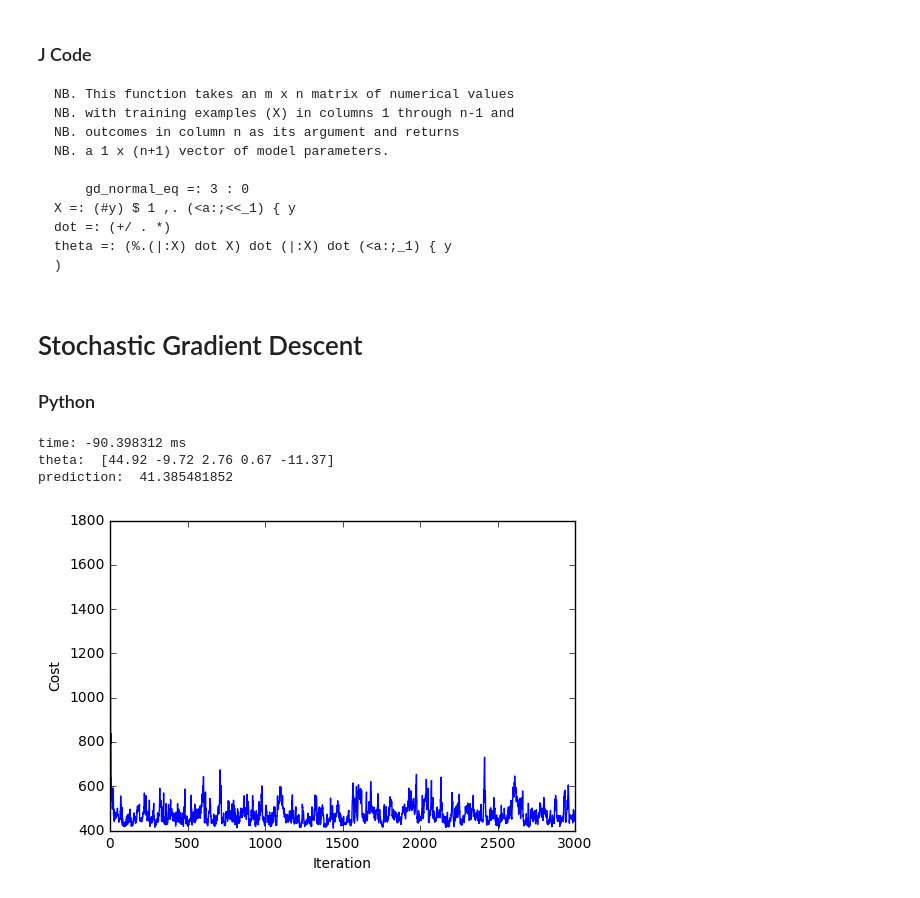
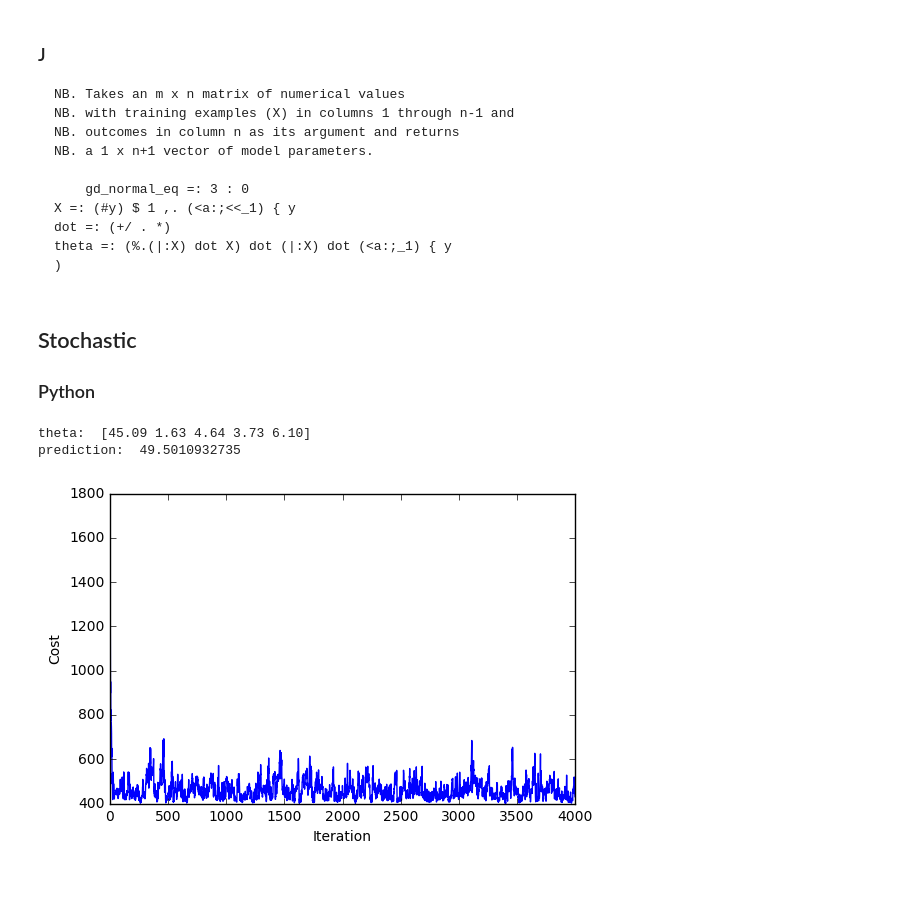
Before and after one commit to CalebEverett/gd_algorithms, a Jupyter notebook: gd_algorithms.ipynb, the cells around one changed output. Drawn from its saved outputs; the diff is of its cells as text; code cells hidden in the pictures.

````diff
--- a/gd_algorithms.ipynb
+++ b/gd_algorithms.ipynb
@@ -120,11 +120,11 @@ prediction:  49.6155243372
 # %% [markdown]
-### J Code
+### J
 
 ``` J
-NB. This function takes an m x n matrix of numerical values
+NB. Takes an m x n matrix of numerical values
 NB. with training examples (X) in columns 1 through n-1 and
 NB. outcomes in column n as its argument and returns
-NB. a 1 x (n+1) vector of model parameters.
+NB. a 1 x n+1 vector of model parameters.
 
     gd_normal_eq =: 3 : 0
 X =: (#y) $ 1 ,. (<a:;<<_1) { y
@@ -133,36 +133,34 @@ theta =: (%.(|:X) dot X) dot (|:X) dot (<a:;_1) { y
 )
 ```
 # %% [markdown]
-# Stochastic Gradient Descent
+## Stochastic
 
 ### Python
 # %%
-def gd_stoch(data, alpha, num_iter):
+def gd_stoch(data, alpha, delta_min):
     m, N = data.shape
     Xy = np.ones((m,N+1))
     Xy[:,1:] = data
     theta = np.zeros(N)
-    costs = [float("inf")]
-    for i in range(num_iter):
+    delta = float("inf")
+    cost_hist = [float("inf")]
+    while delta > delta_min:
         np.random.shuffle(Xy)
         for x_i, y_i in ((row[:-1],row[-1]) for row in Xy):
             loss_i = theta.T.dot(x_i) - y_i
             gradient = x_i.T.dot(loss_i)
             theta = theta - alpha * gradient
             loss = Xy[:,:-1].dot(theta) - Xy[:,-1]
             cost = np.sum(np.square(loss)) / (2 * m)
-            costs.append(cost)
-    return theta, costs
+            cost_hist.append(cost)
+        delta = cost_hist[-m] - cost_hist[-1] # this isn't quite right - should use min over prior iteration
+    return theta, cost_hist
 
-start = time.time()
-theta, costs = gd_stoch(data_norm, alpha, 3)
-end = time.time()
-print('time: {:f} ms'.format((start-end)*1000.0))
+theta, cost_hist = gd_stoch(data_norm, alpha, delta_min)
 print('theta: ', theta)
 print('prediction: ', theta.T.dot(x_norm))
-plot_costs(costs)
+plot_costs(cost_hist)
 # %% [output]
-time: -90.398312 ms
-theta:  [44.92 -9.72 2.76 0.67 -11.37]
-prediction:  41.385481852
+theta:  [45.09 1.63 4.64 3.73 6.10]
+prediction:  49.5010932735
-[figure, old version]
+[figure, new version]
````
Also changed, not shown: parts of 15 cells of this notebook, 1 other file.
